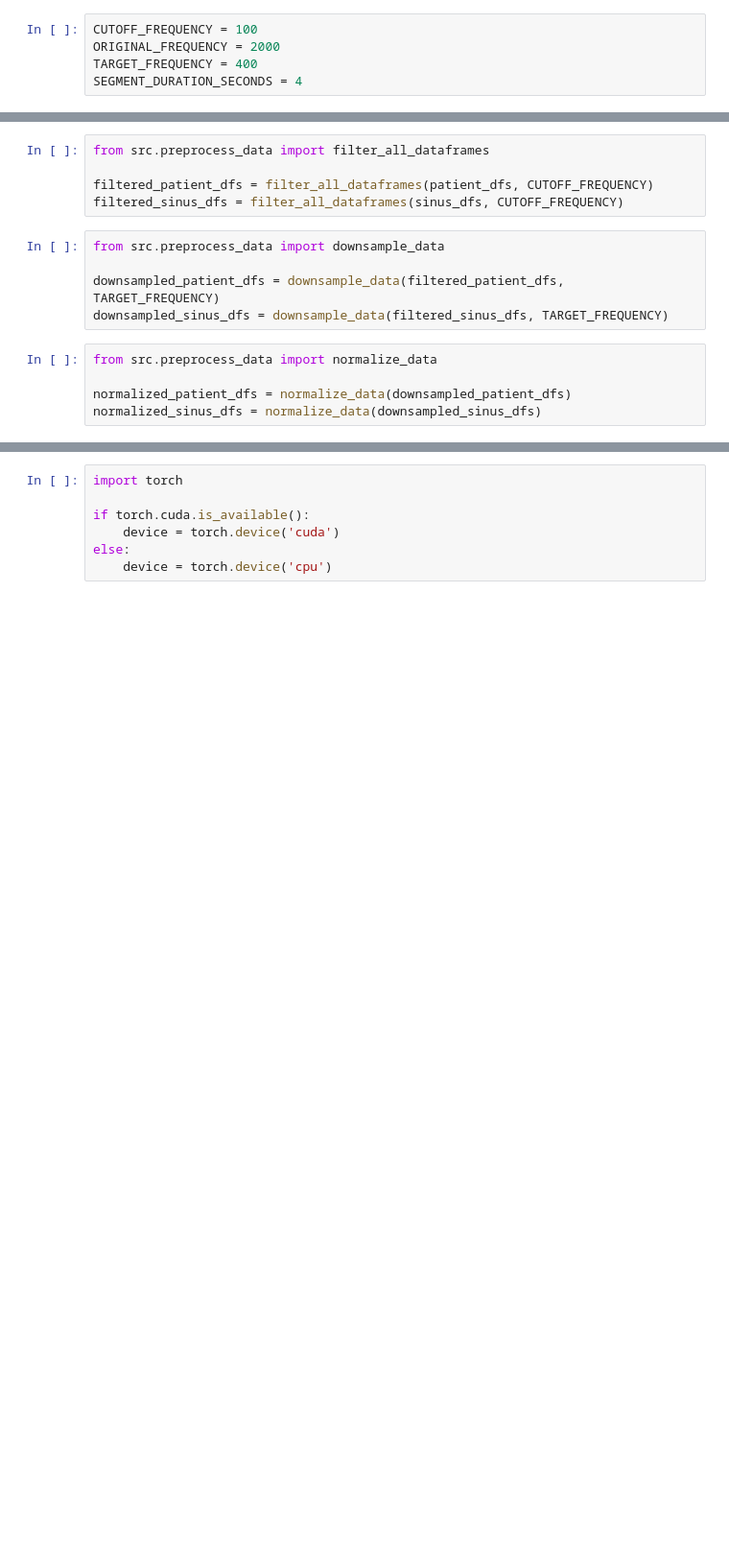
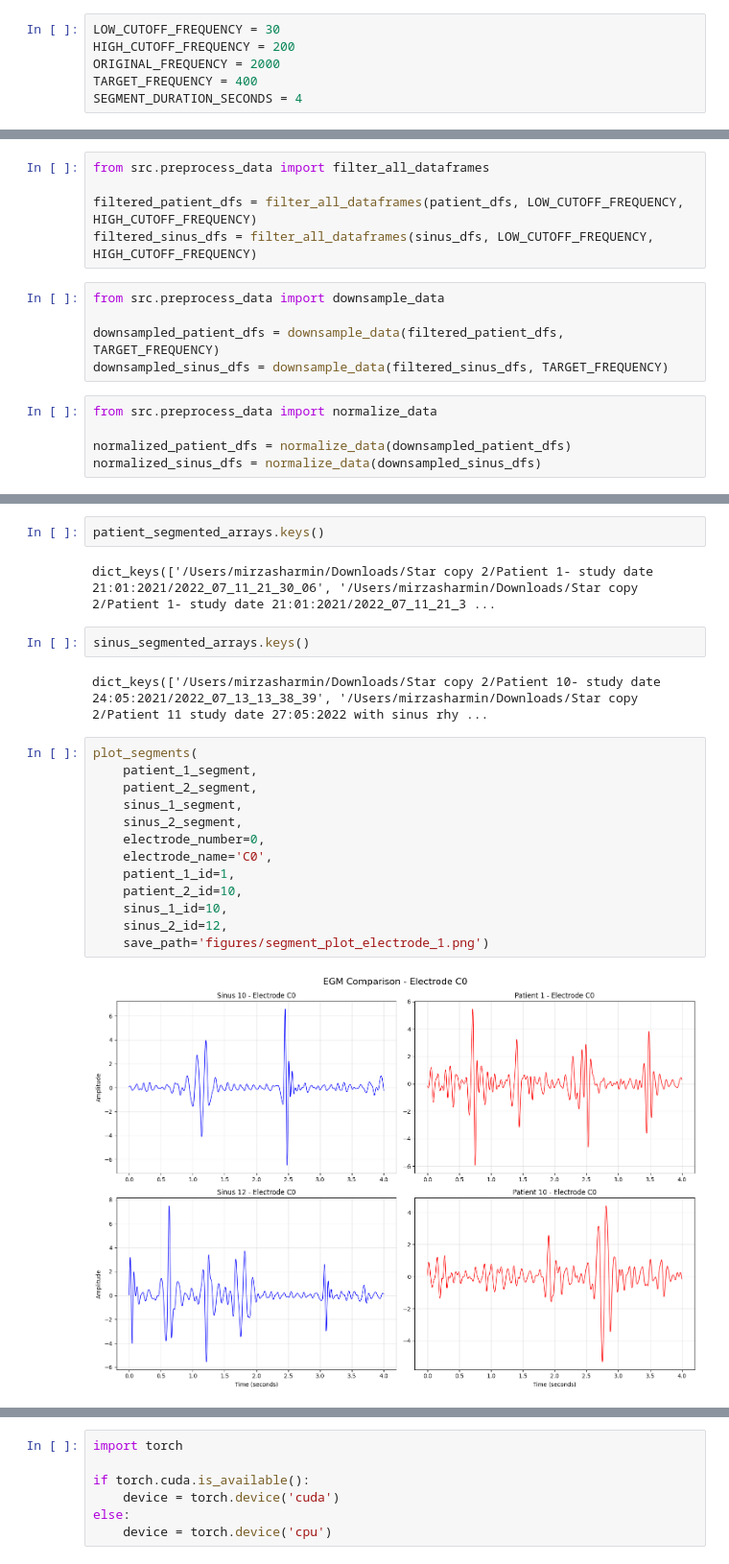
Before and after one commit to mirzasharmin1/EGM-arrythmia-detection, a Jupyter notebook: notebook.ipynb, the cells around one changed output, grey strips where cells are left out. Shown at 96% size. Drawn from its saved outputs; the diff is of its cells as text; blank space fills up the shorter version.

```diff
--- a/notebook.ipynb
+++ b/notebook.ipynb
@@ -1,7 +1,8 @@
 # %%
 DATA_BASE_PATH = "/Users/mirzasharmin/Downloads/Star copy 2"
 # %%
-CUTOFF_FREQUENCY = 100
+LOW_CUTOFF_FREQUENCY = 30
+HIGH_CUTOFF_FREQUENCY = 200
 ORIGINAL_FREQUENCY = 2000
 TARGET_FREQUENCY = 400
 SEGMENT_DURATION_SECONDS = 4
@@ -15,8 +24,8 @@ first_sinus_keys = list(sinus_dfs.keys())[0]
 # %%
 from src.preprocess_data import filter_all_dataframes
 
-filtered_patient_dfs = filter_all_dataframes(patient_dfs, CUTOFF_FREQUENCY)
-filtered_sinus_dfs = filter_all_dataframes(sinus_dfs, CUTOFF_FREQUENCY)
+filtered_patient_dfs = filter_all_dataframes(patient_dfs, LOW_CUTOFF_FREQUENCY, HIGH_CUTOFF_FREQUENCY)
+filtered_sinus_dfs = filter_all_dataframes(sinus_dfs, LOW_CUTOFF_FREQUENCY, HIGH_CUTOFF_FREQUENCY)
 # %%
 from src.preprocess_data import downsample_data
 
@@ -52,0 +119,23 @@ Segmenting into 4-second segments (1600 samples each)...
+# %%
+patient_segmented_arrays.keys()
+# %% [output]
+dict_keys(['/Users/mirzasharmin/Downloads/Star copy 2/Patient 1- study date 21:01:2021/2022_07_11_21_30_06', '/Users/mirzasharmin/Downloads/Star copy 2/Patient 1- study date 21:01:2021/2022_07_11_21_3 ...
+# %%
+sinus_segmented_arrays.keys()
+# %% [output]
+dict_keys(['/Users/mirzasharmin/Downloads/Star copy 2/Patient 10- study date 24:05:2021/2022_07_13_13_38_39', '/Users/mirzasharmin/Downloads/Star copy 2/Patient 11 study date 27:05:2022 with sinus rhy ...
+# %%
+plot_segments(
+    patient_1_segment,
+    patient_2_segment,
+    sinus_1_segment,
+    sinus_2_segment,
+    electrode_number=0,
+    electrode_name='C0',
+    patient_1_id=1,
+    patient_2_id=10,
+    sinus_1_id=10,
+    sinus_2_id=12,
+    save_path='figures/segment_plot_electrode_1.png')
+# %% [output]
+[figure, added]
```
Also changed, not shown: parts of 25 cells of this notebook, 9 other files.
